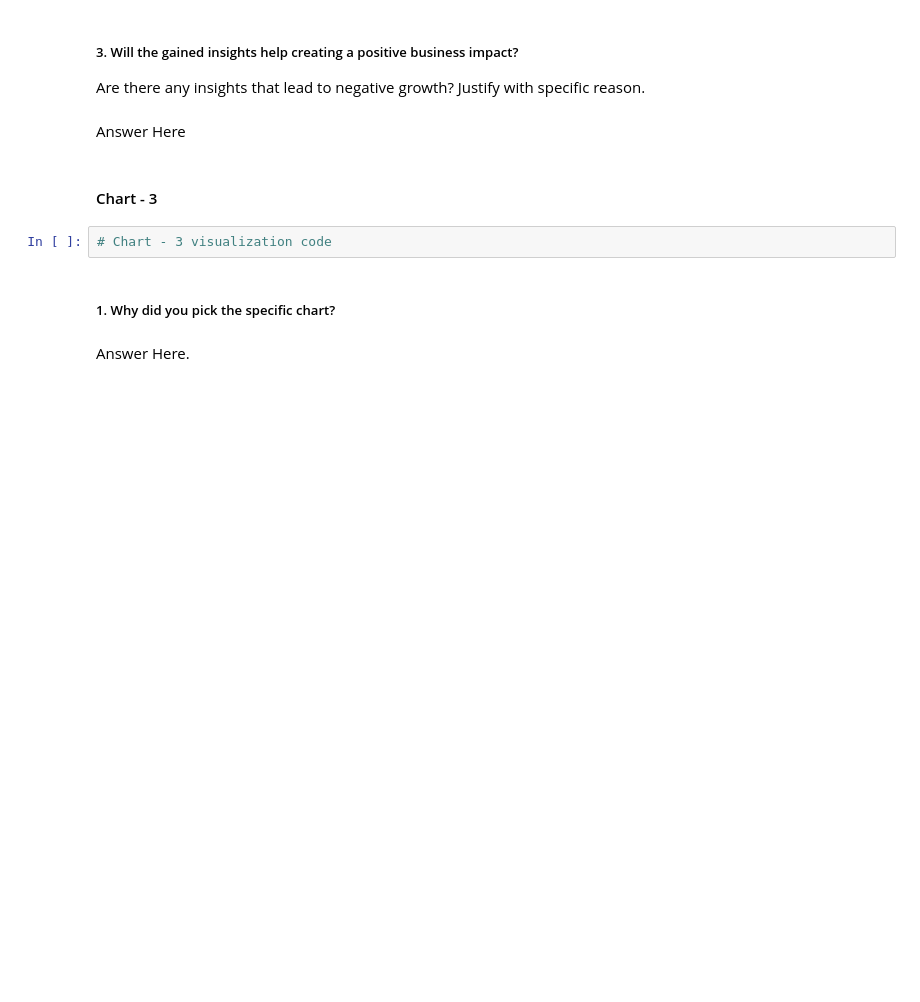
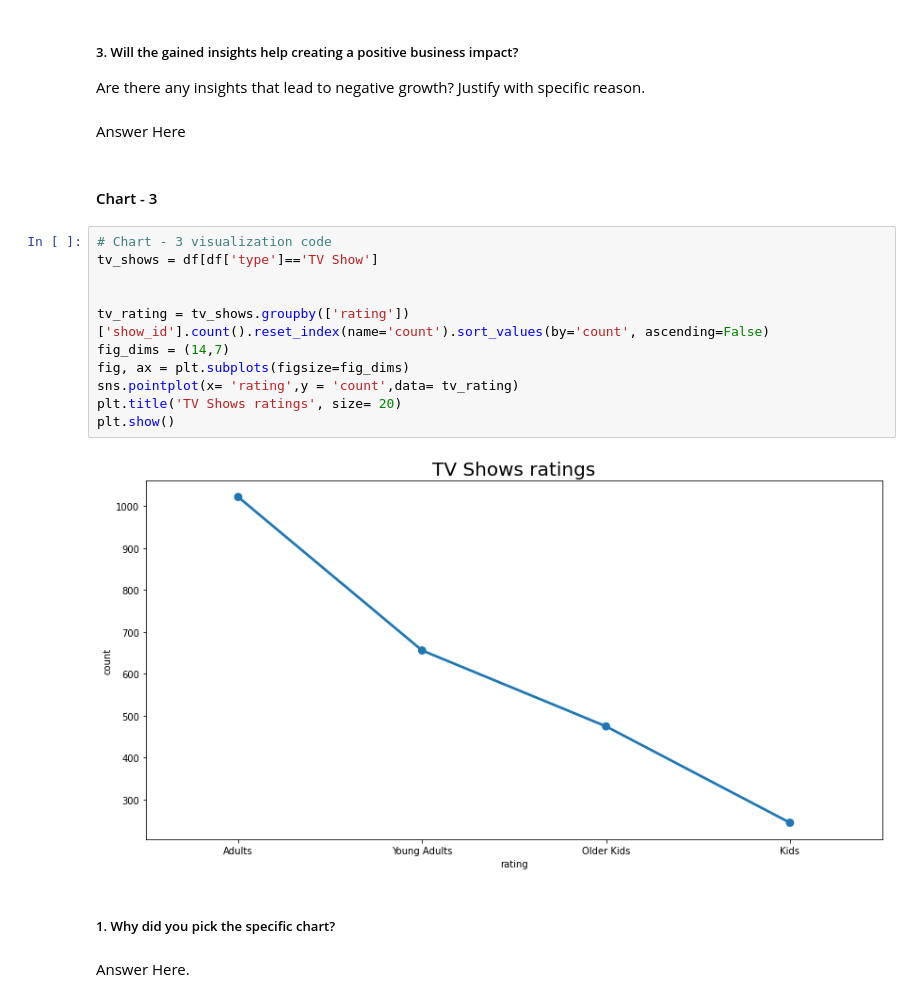
Before and after one commit to RahulI5/Netflix-Movies-and-TV-Shows-Clustering, a Jupyter notebook: Netflix_Movies_and_TV_Shows_Clustering.ipynb, the cells around one changed output. Drawn from its saved outputs; the diff is of its cells as text; blank space fills up the shorter version.

```diff
--- a/Netflix_Movies_and_TV_Shows_Clustering.ipynb
+++ b/Netflix_Movies_and_TV_Shows_Clustering.ipynb
@@ -310,8 +318,19 @@ Are there any insights that lead to negative growth? Justify with specific reaso
 Answer Here
 # %% [markdown]
 #### Chart - 3
-# %%
-# Chart - 3 visualization code
+# %%
+# Chart - 3 visualization code
+tv_shows = df[df['type']=='TV Show']
+
+
+tv_rating = tv_shows.groupby(['rating'])['show_id'].count().reset_index(name='count').sort_values(by='count', ascending=False)
+fig_dims = (14,7)
+fig, ax = plt.subplots(figsize=fig_dims)
+sns.pointplot(x= 'rating',y = 'count',data= tv_rating)
+plt.title('TV Shows ratings', size= 20)
+plt.show()
+# %% [output]
+[figure, added]
 # %% [markdown]
 ##### 1. Why did you pick the specific chart?
 # %% [markdown]
```
Also changed, not shown: parts of 73 cells of this notebook.
